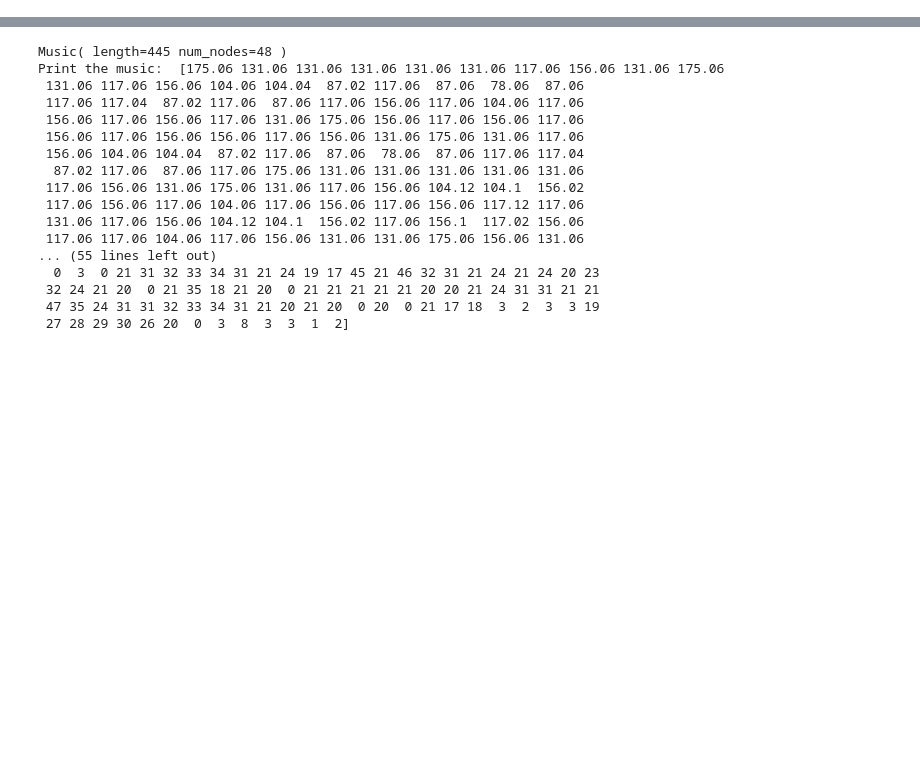
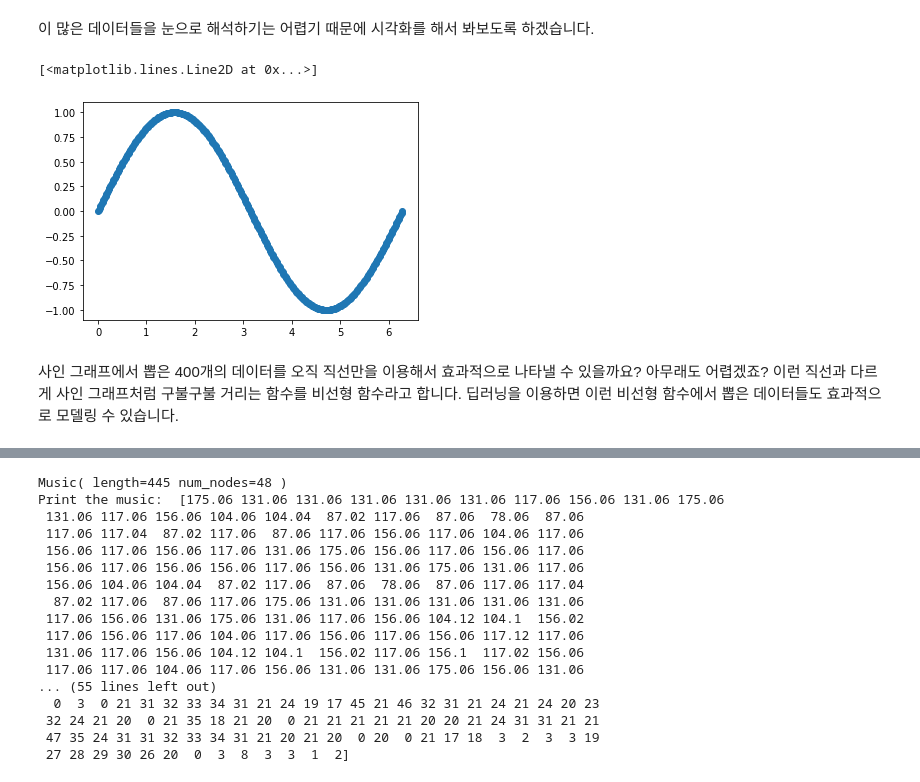
Before and after one commit to postech-minds/math-academy-2th, a Jupyter notebook: 2022-07-21 인공지능 실습.ipynb, the cells around one changed output, grey strips where cells are left out. Saved outputs shown, nothing was run; the diff lists cells and outputs as text; code cells hidden in the pictures; blank space fills up the shorter version.

```diff
--- a/2022-07-21 인공지능 실습.ipynb
+++ b/2022-07-21 인공지능 실습.ipynb
@@ -0,0 +133,9 @@
+# %% [markdown]
+이 많은 데이터들을 눈으로 해석하기는 어렵기 때문에 시각화를 해서 봐보도록 하겠습니다.
+# %%
+pylab.plot(x, f, 'o')
+# %% [output]
+[<matplotlib.lines.Line2D at 0x...>]
+[figure, added]
+# %% [markdown]
+사인 그래프에서 뽑은 400개의 데이터를 오직 직선만을 이용해서 효과적으로 나타낼 수 있을까요? 아무래도 어렵겠죠? 이런 직선과 다르게 사인 그래프처럼 구불구불 거리는 함수를 비선형 함수라고 합니다. 딥러닝을 이용하면 이런 비선형 함수에서 뽑은 데이터들도 효과적으로 모델링 수 있습니다.
```
Also changed, not shown: parts of 77 cells of this notebook, 5 other files.
